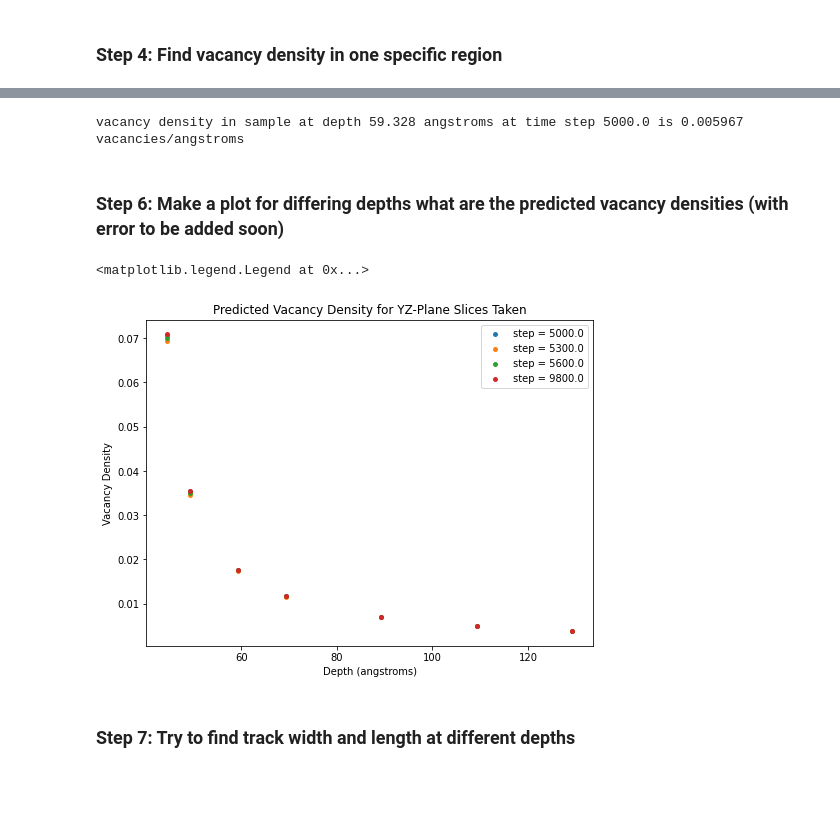
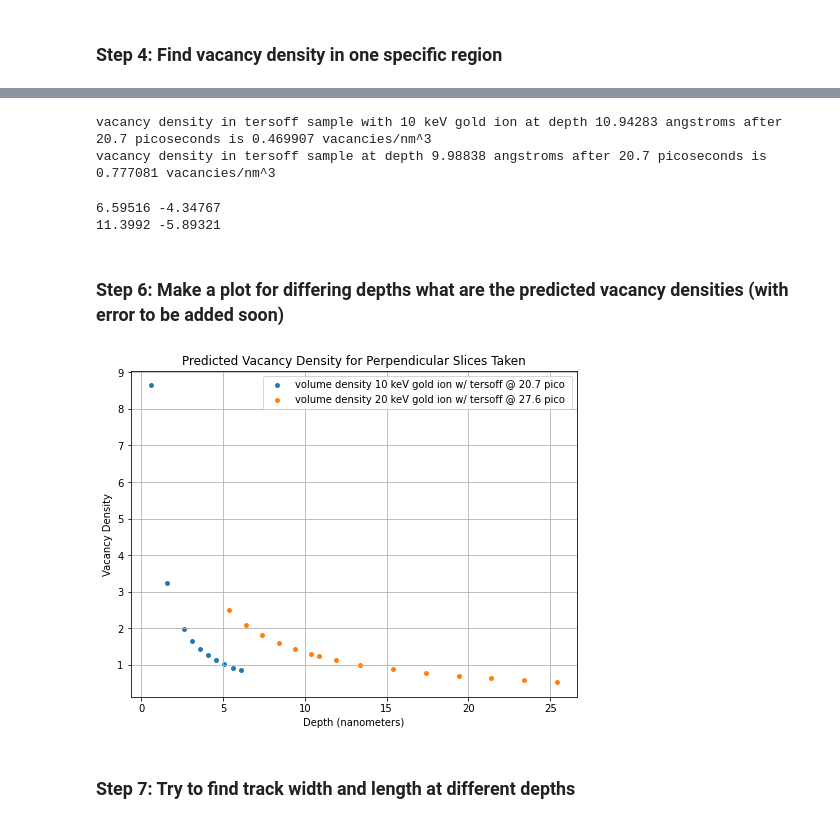
Before and after one commit to katieream/allmywork, a Jupyter notebook: paleodetector/md_vacancies.ipynb, the cells around one changed output, grey strips where cells are left out. Drawn from its saved outputs; the diff is of its cells as text; code cells hidden in the pictures; blank space fills up the shorter version.

```diff
--- a/paleodetector/md_vacancies.ipynb
+++ b/paleodetector/md_vacancies.ipynb
@@ -242,48 +279,64 @@ the total density of vacancies in the sample at time step 9800.0 is 0.002947 vac
 # %%
 ''' basic generalized formula as of this moment to find vacancy density at a particular slice from yz-plane of desired thickness '''
 
-def vacancy_vs_depth(data, start, end): #this works best for one timestep - can modify in the future if needed
+def vacancy_vs_depth(data, start, end, one_len, two_len): #this works best for one timestep - can modify in the future if needed
     depth = start - end #starting and ending points specified, where start here is specified as the entrance on the right side
-    vol = depth * y_len * z_len  # this takes into account a slice of the entire yz-plane at some depth in the x-direction
+    vol = depth * one_len * two_len  # this takes into account a slice of the entire yz-plane at some depth in the x-direction
     num_vacancy = len(data)
     result = num_vacancy / vol
     return result
 # %%
-x_start, x_end = np.max(filt_data['x'].values), 60
-data_input1 = filt_data[filt_data['step'] == steps[0]]
-data_input2 = filt_data[filt_data['step'] == steps[-1]]
-data_input3 = filt_data[filt_data['step'] == steps[6]]
-data_input4 = filt_data[filt_data['step'] == steps[3]]
+x_start1, x_end1 = np.max(data_1['x'].values), np.min(data_1['x'].values)
+data_input1 = data_1[data_1['step'] == steps1[0]]
 
-result = vacancy_vs_depth(data_input, x_start, x_end)
-print(f"vacancy density in sample at depth {x_start - x_end} angstroms at time step {steps[0]} is {result:.6f} vacancies/angstroms") #done for each timestep
+x_start2, x_end2 = np.max(data_2['x'].values), np.min(data_2['x'].values)
+data_input2 = data_2[data_2['step'] == steps2[0]]
+
+x_start3, x_end3 = np.max(data_3['x'].values), np.min(data_3['x'].values)
+data_input3 = data_3[data_3['step'] == steps3[0]]
+
+x_start4, x_end4 = np.max(data_4['x'].values), np.min(data_4['x'].values)
+y_start4, y_end4 = np.max(data_4['y'].values), np.min(data_4['y'].values)
+data_input4 = data_4[data_4['step'] == steps4[0]]
+
+result1, result2 = vacancy_vs_depth(data_input1, x_start1, x_end1, y_len1, z_len1), vacancy_vs_depth(data_input2, x_start2, x_end2, y_len2, z_len2)
+result3, result4 = vacancy_vs_depth(data_input3, x_start3, x_end3, y_len3, z_len3), vacancy_vs_depth(data_input4, x_start4, x_end4, y_len4, z_len4)
+print(f"vacancy density in tersoff sample with 10 keV gold ion at depth {x_start3 - x_end3} angstroms after 20.7 picoseconds is {result3:.6f} vacancies/nm^3") #done for each timestep
+print(f"vacancy density in tersoff sample at depth {x_start4 - x_end4} angstroms after 20.7 picoseconds is {result4:.6f} vacancies/nm^3") #done for each timestep
 # %% [output]
-vacancy density in sample at depth 59.328 angstroms at time step 5000.0 is 0.005967 vacancies/angstroms
+vacancy density in tersoff sample with 10 keV gold ion at depth 10.94283 angstroms after 20.7 picoseconds is 0.469907 vacancies/nm^3
+vacancy density in tersoff sample at depth 9.98838 angstroms after 20.7 picoseconds is 0.777081 vacancies/nm^3
+# %%
+print(x_start3, x_end3)
+print(y_start4, y_end4)
+# %% [output]
+6.59516 -4.34767
+11.3992 -5.89321
 # %% [markdown]
 ### Step 6: Make a plot for differing depths what are the predicted vacancy densities (with error to be added soon)
 # %%
-x_end_options = [80, 75, 70, 60, 50, 30, 10, -10]
+x_end_options = [.5, 1.0, 1.5, 2.0, 2.5, 3.0, 3.5, 4.0, 5.0, 6.0]
+y_end_options = [-14, -12, -10, -8, -6, -4, -2, -0.5, 0.5, 1.0, 2.0, 3.0, 4.0, 5.0, 6.0]
 
-result1 = [vacancy_vs_depth(data_input1, x_start, x_end) for x_end in x_end_options]
-result2 = [vacancy_vs_depth(data_input2, x_start, x_end) for x_end in x_end_options]
-result3 = [vacancy_vs_depth(data_input3, x_start, x_end) for x_end in x_end_options]
-result4 = [vacancy_vs_depth(data_input4, x_start, x_end) for x_end in x_end_options]
+result1 = [vacancy_vs_depth(data_input1, x_start1, x_end, y_len1, z_len1) for x_end in x_end_options]
+result2 = [vacancy_vs_depth(data_input2, x_start2, x_end, y_len2, z_len2) for x_end in x_end_options]
+result3 = [vacancy_vs_depth(data_input3, x_start3, x_end, y_len3, z_len3) for x_end in x_end_options]
+result4 = [vacancy_vs_depth(data_input4, y_start4, y_end, x_len4, z_len4) for y_end in y_end_options]
-# %%
-x_end_options = [80, 75, 70, 60, 50, 30, 10, -10]
-x_values = [x_start - x for x in x_end_options]
-
-fig = plt.figure(figsize=(8, 6))
-plt.scatter(x_values, result1, label = f'step = {steps[0]}', s = 15)
-plt.scatter(x_values, result4, label = f'step = {steps[3]}', s = 15)
-plt.scatter(x_values, result3, label = f'step = {steps[6]}', s = 15)
-plt.scatter(x_values, result2, label = f'step = {steps[-1]}', s = 15)
-plt.title(f'Predicted Vacancy Density for YZ-Plane Slices Taken')
-plt.xlabel('Depth (angstroms)')
-plt.ylabel('Vacancy Density')
-plt.legend(loc = 'best')
-# %% [output]
-<matplotlib.legend.Legend at 0x...>
-[figure, removed]
+# %%
+plt.figure(figsize=(8, 6))
+x_values3, y_values4 = [x_start3 - x for x in x_end_options], [y_start4 - y for y in y_end_options]
+
+#plt.scatter(x_values1, result1, label = f'gold with thermal @ 60 pico', s = 15)
+#plt.scatter(x_values3, result3, label = '10 keV gold ion w/ tersoff @ 20.7 pico', s = 15)
+plt.scatter(x_values3, result3, label = 'volume density 10 keV gold ion w/ tersoff @ 20.7 pico ', s = 15)
+plt.scatter(y_values4, result4, label = 'volume density 20 keV gold ion w/ tersoff @ 27.6 pico ', s = 15)
+plt.title(f'Predicted Vacancy Density for Perpendicular Slices Taken')
+plt.xlabel('Depth (nanometers)')
+plt.ylabel('Vacancy Density')
+plt.legend(loc = 'best')
+plt.grid(True)
+# %% [output]
+[figure, added]
 # %% [markdown]
 ### Step 7: Try to find track width and length at different depths
 # %%
```
Also changed, not shown: parts of 18 cells of this notebook.
